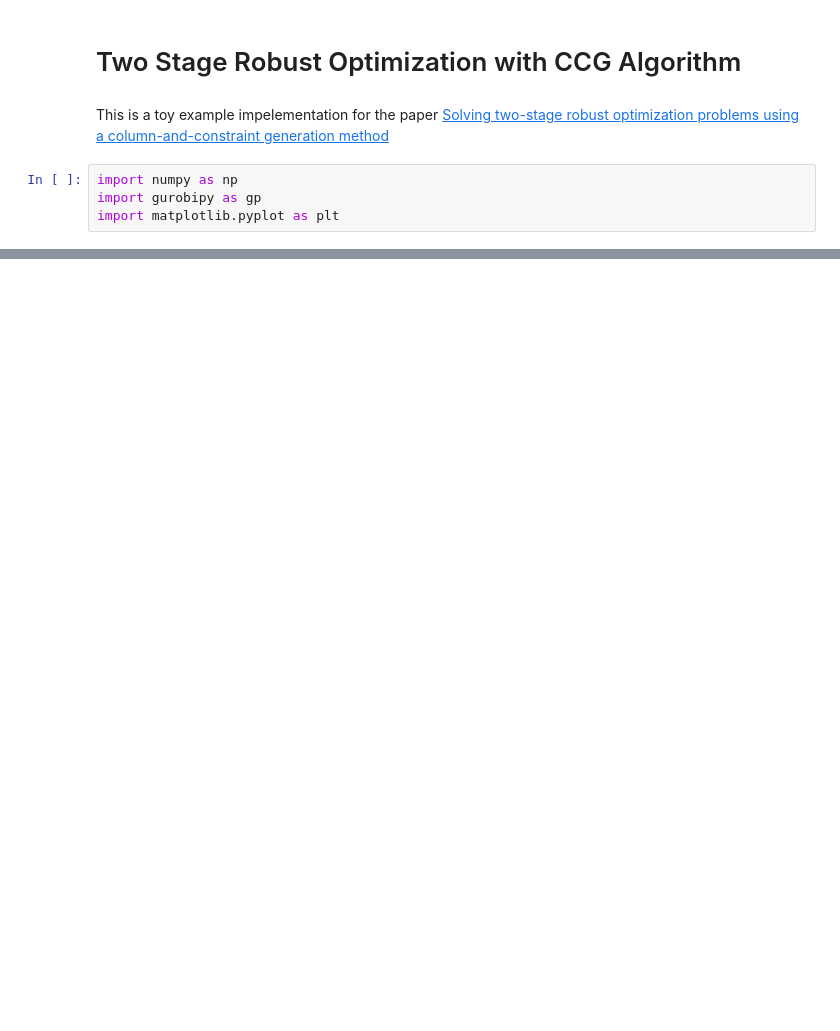
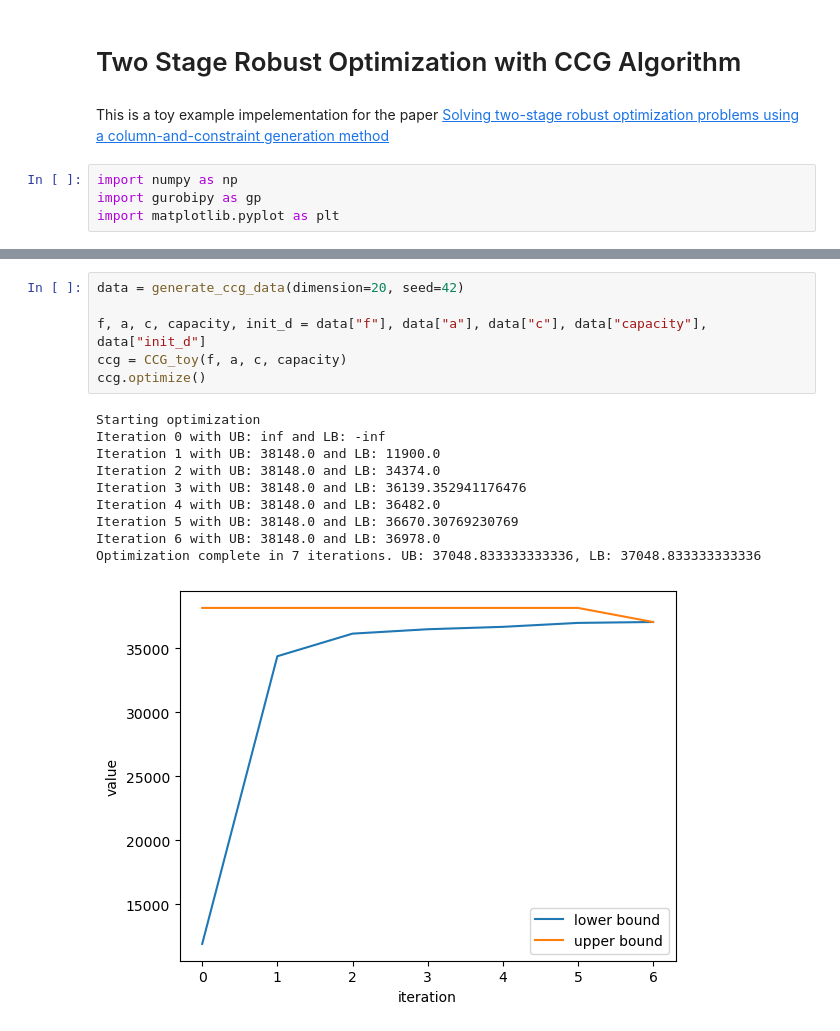
Before and after one commit to Lemutisme/2RO, a Jupyter notebook: test.ipynb, the cells around one changed output, grey strips where cells are left out. Cells and saved outputs as stored; diff of their text form; blank space fills up the shorter version.

```diff
--- a/test.ipynb
+++ b/test.ipynb
@@ -211,0 +242,17 @@ Optimization complete in 3 iterations. UB: 33680.0, LB: 33680.0
+# %%
+data = generate_ccg_data(dimension=20, seed=42)
+
+f, a, c, capacity, init_d = data["f"], data["a"], data["c"], data["capacity"], data["init_d"]
+ccg = CCG_toy(f, a, c, capacity)
+ccg.optimize()
+# %% [output]
+Starting optimization
+Iteration 0 with UB: inf and LB: -inf
+Iteration 1 with UB: 38148.0 and LB: 11900.0
+Iteration 2 with UB: 38148.0 and LB: 34374.0
+Iteration 3 with UB: 38148.0 and LB: 36139.352941176476
+Iteration 4 with UB: 38148.0 and LB: 36482.0
+Iteration 5 with UB: 38148.0 and LB: 36670.30769230769
+Iteration 6 with UB: 38148.0 and LB: 36978.0
+Optimization complete in 7 iterations. UB: 37048.833333333336, LB: 37048.833333333336
+[figure, added]
```
Also changed, not shown: parts of 5 cells of this notebook, 1 other file.
